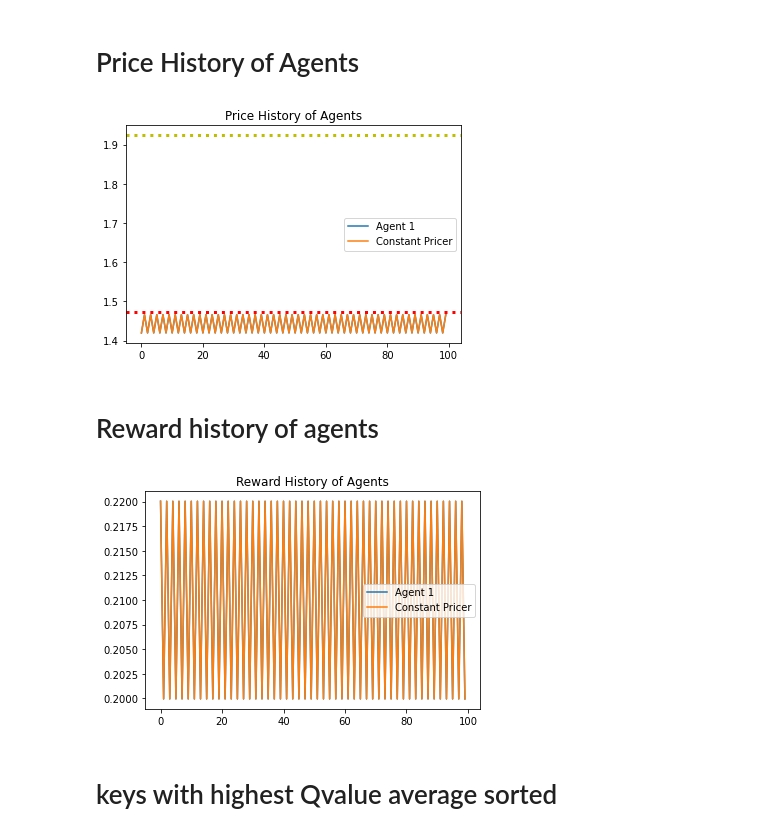
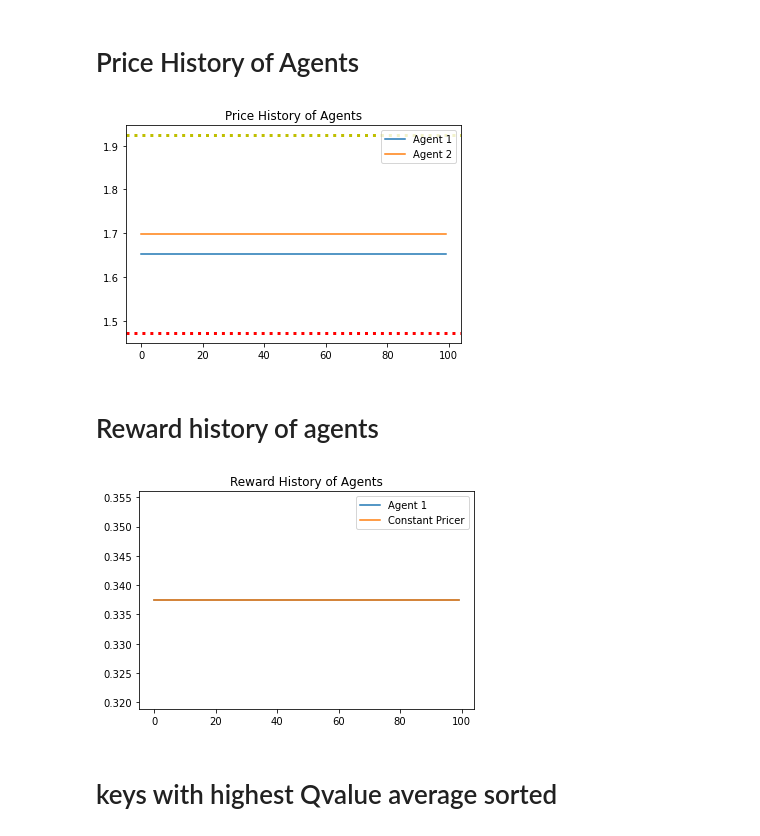
Before and after one commit to weehan299/multiagenteconomicssimulation, a Jupyter notebook: Data Analysis of Results.ipynb, the cells around one changed output. Cells and saved outputs as stored; diff of their text form; code cells hidden in the pictures.

```diff
--- a/Data Analysis of Results.ipynb
+++ b/Data Analysis of Results.ipynb
@@ -6,4 +7,4 @@ import seaborn as sns
 
 import main
 # %%
-result = main.run(total_periods = 5000000, alpha = 0.125, gamma = 0.95, beta = 1*1e-5,temp_max = 10, temp_min = 0.0001)
+result = main.run(total_periods = 1000000, alpha = 0.125, gamma = 0.95, beta = 1*1e-5,temp_max = 10, temp_min = 0.0001)
@@ -36,15 +33,15 @@ array([1.37292183, 1.41949748, 1.46607313, 1.51264878, 1.55922443,
 # %%
 agent_1 = np.array(result.price_history)[-100:,0]
 agent_2 = np.array(result.price_history)[-100:,1]
 df = pd.DataFrame({'agent_1': agent_1, 'agent_2': agent_2})
 plt.plot(df)
 plt.axhline(y=1.924, linewidth=3,color='y',linestyle="dotted")
 plt.axhline(y=1.472, linewidth=3,color='r',linestyle="dotted")
-plt.legend(['Agent 1', "Constant Pricer"])
+plt.legend(['Agent 1', "Agent 2"])
 plt.title("Price History of Agents")
 plt.show()
 # %% [output]
-[figure, old version]
+[figure, new version]
 # %% [markdown]
 # Reward history of agents
 # %%
@@ -56,7 +53,7 @@ plt.legend(['Agent 1', "Constant Pricer"])
 plt.title("Reward History of Agents")
 plt.show()
 # %% [output]
-[figure, old version]
+[figure, new version]
 # %% [markdown]
 # keys with highest Qvalue average sorted
 # %%
```
Also changed, not shown: parts of 10 cells of this notebook, 2 other files.
